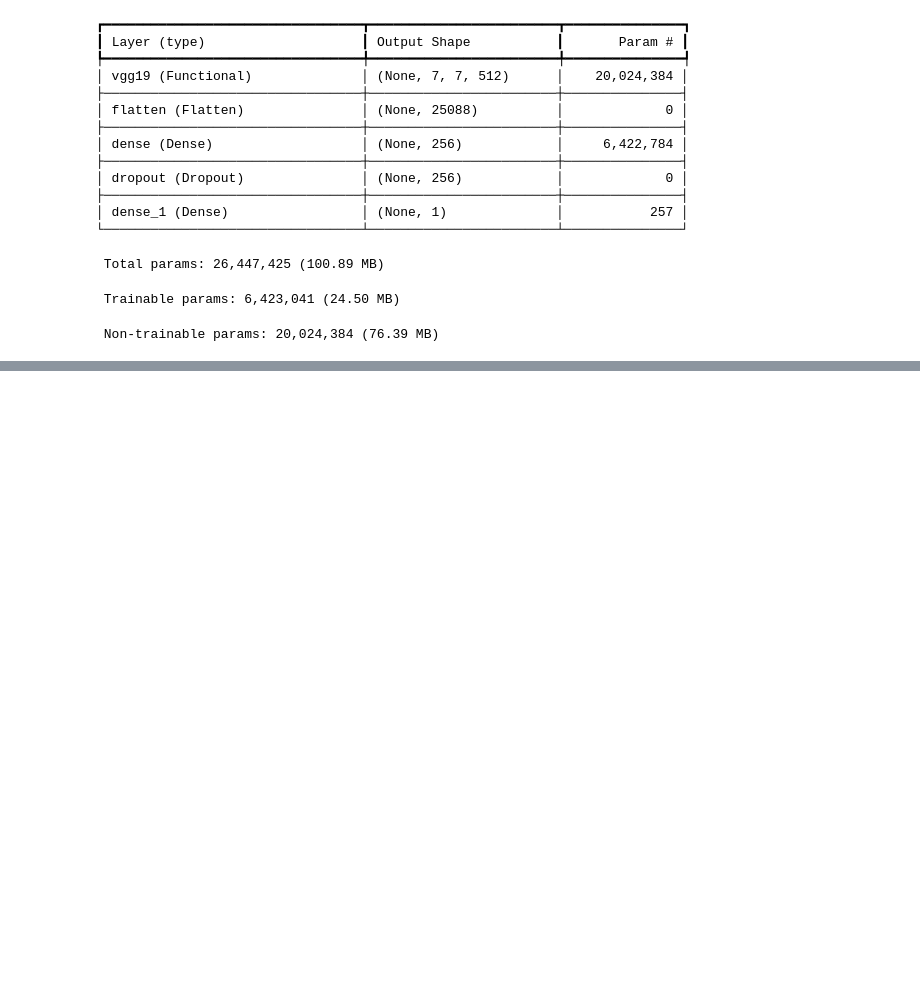
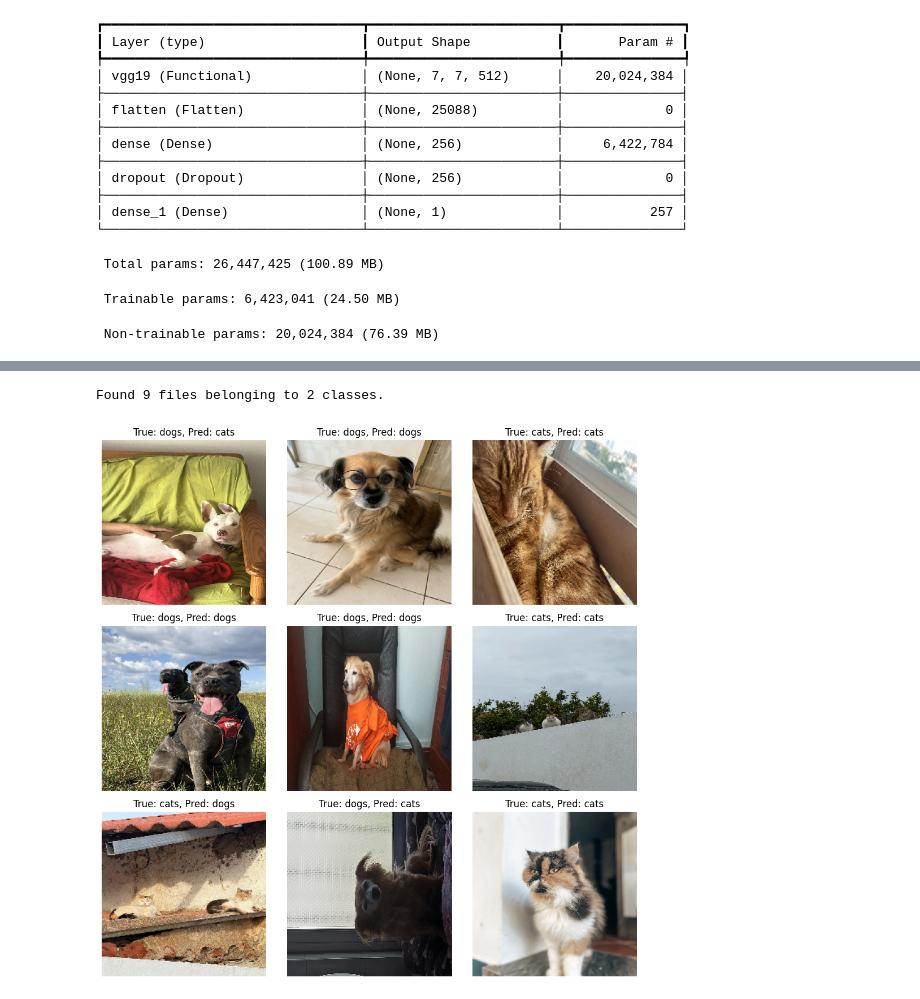
Before and after one commit to Groze2001/MCD, a Jupyter notebook: 2semestre/APVC/Desafio2/part3/part3_vgg.ipynb, the cells around one changed output, grey strips where cells are left out. Cells and saved outputs as stored; diff of their text form; code cells hidden in the pictures; blank space fills up the shorter version.

```diff
--- a/2semestre/APVC/Desafio2/part3/part3_vgg.ipynb
+++ b/2semestre/APVC/Desafio2/part3/part3_vgg.ipynb
@@ -237,0 +274,30 @@ print(n_misses)
+# %%
+# Load custom dataset
+CUSTOM_DATASET_PATH = "../custom_dataset"
+
+custom_ds = utils.image_dataset_from_directory(
+    CUSTOM_DATASET_PATH,
+    labels="inferred",
+    label_mode="binary",
+    image_size=(IMG_WIDTH, IMG_HEIGHT),
+    batch_size=1,  # Load one image at a time for display
+)
+# %% [output]
+Found 9 files belonging to 2 classes.
+# %%
+plt.figure(figsize=(10, 10))
+for i, (images, labels) in enumerate(custom_ds.unbatch()):  # Display up to 9 images
+    preprocessed_images = vgg19.preprocess_input(np.expand_dims(images.numpy(), axis=0))
+    predictions = cat_dog_model.predict(preprocessed_images, verbose=0)
+    predicted_label = int(predictions[0, 0] > 0.5)
+    true_label = int(labels.numpy().item())
+
+    plt.subplot(3, 3, i + 1)
+    plt.imshow(images.numpy().astype("uint8"))
+    plt.title(f"True: {LABELS[true_label]}, Pred: {LABELS[predicted_label]}")
+    plt.axis("off")
+
+plt.tight_layout()
+plt.show()
+# %% [output]
+[figure, added]
```
Also changed, not shown: parts of 7 cells of this notebook, 11 other files.
